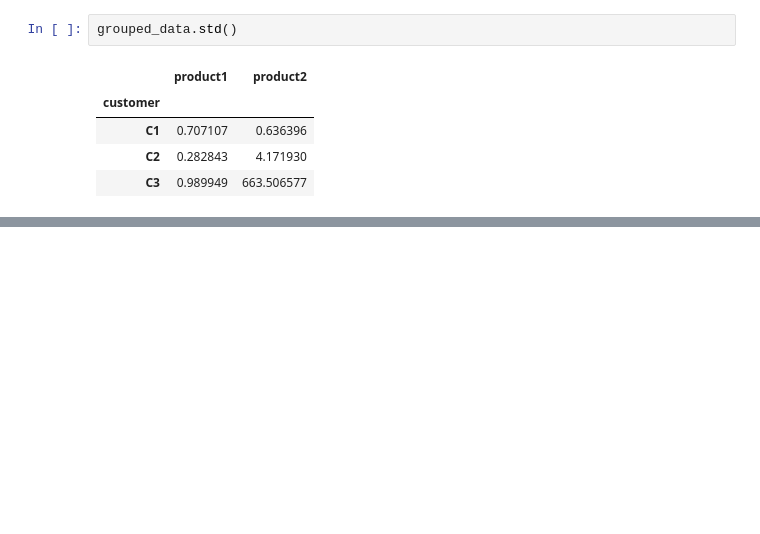
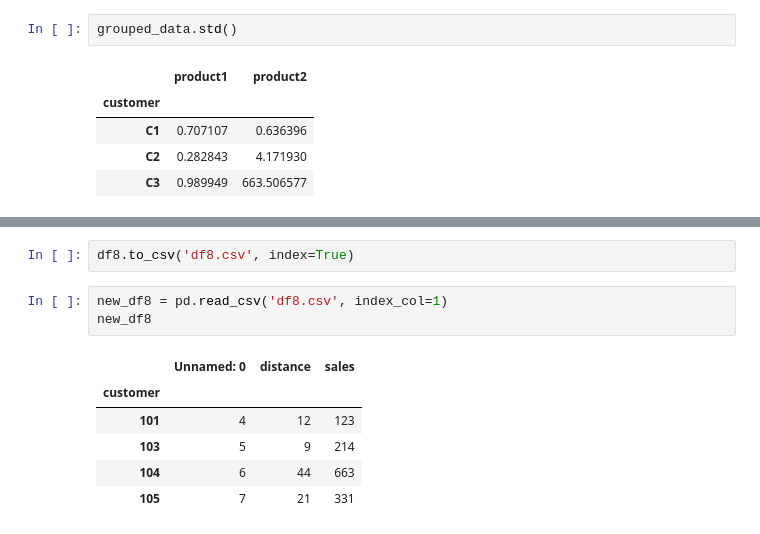
Before and after one commit to pcopley/uta-aiml, a Jupyter notebook: 01 Fundamentals of AIML/Pandas Introduction.ipynb, the cells around one changed output, grey strips where cells are left out. Cells and saved outputs as stored; diff of their text form; blank space fills up the shorter version.

Commit message:
Saving and loading dataframes

```diff
--- a/01 Fundamentals of AIML/Pandas Introduction.ipynb
+++ b/01 Fundamentals of AIML/Pandas Introduction.ipynb
@@ -544,0 +553,12 @@ grouped_data.std()
+# %%
+df8.to_csv('df8.csv', index=True)
+# %%
+new_df8 = pd.read_csv('df8.csv', index_col=1)
+new_df8
+# %% [output]
+|  | Unnamed: 0 | distance | sales |
+| customer |  |  |  |
+| 101 | 4 | 12 | 123 |
+| 103 | 5 | 9 | 214 |
+| 104 | 6 | 44 | 663 |
+| 105 | 7 | 21 | 331 |
```
Also changed, not shown: parts of 2 cells of this notebook, 2 other files.
